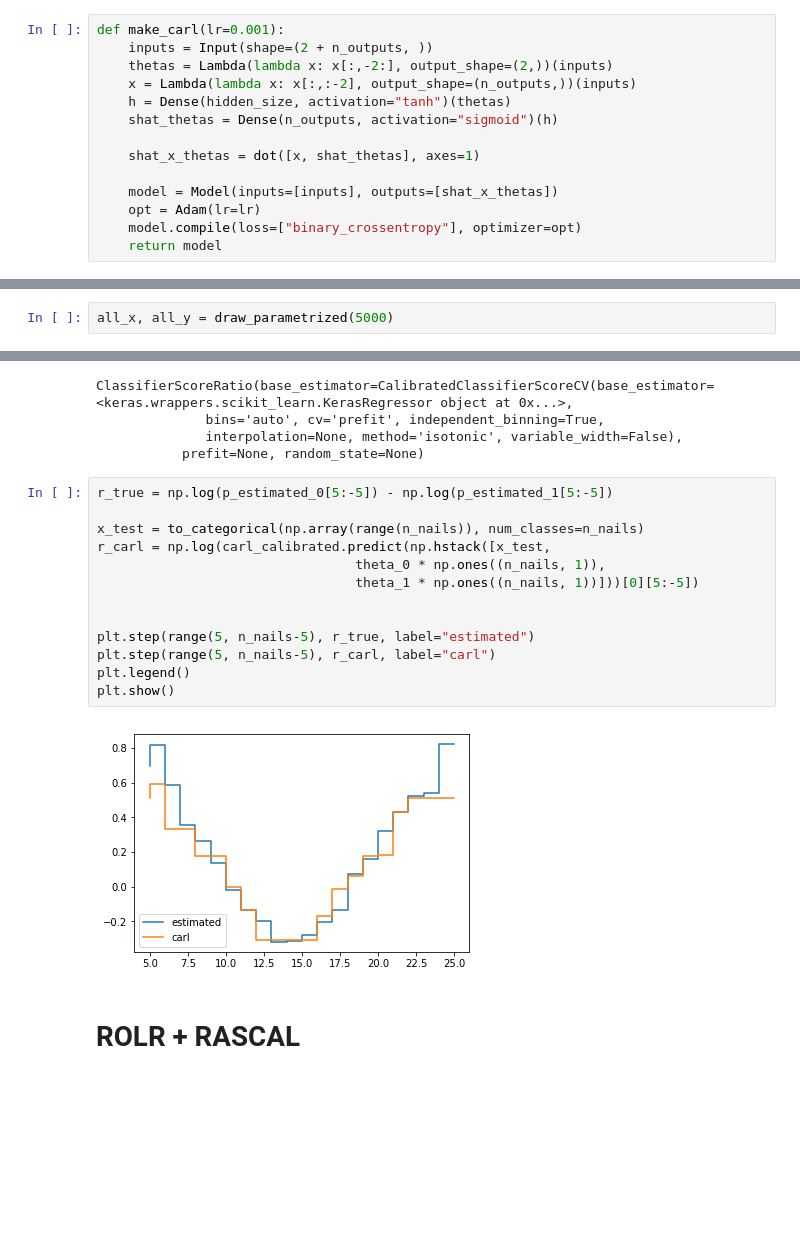
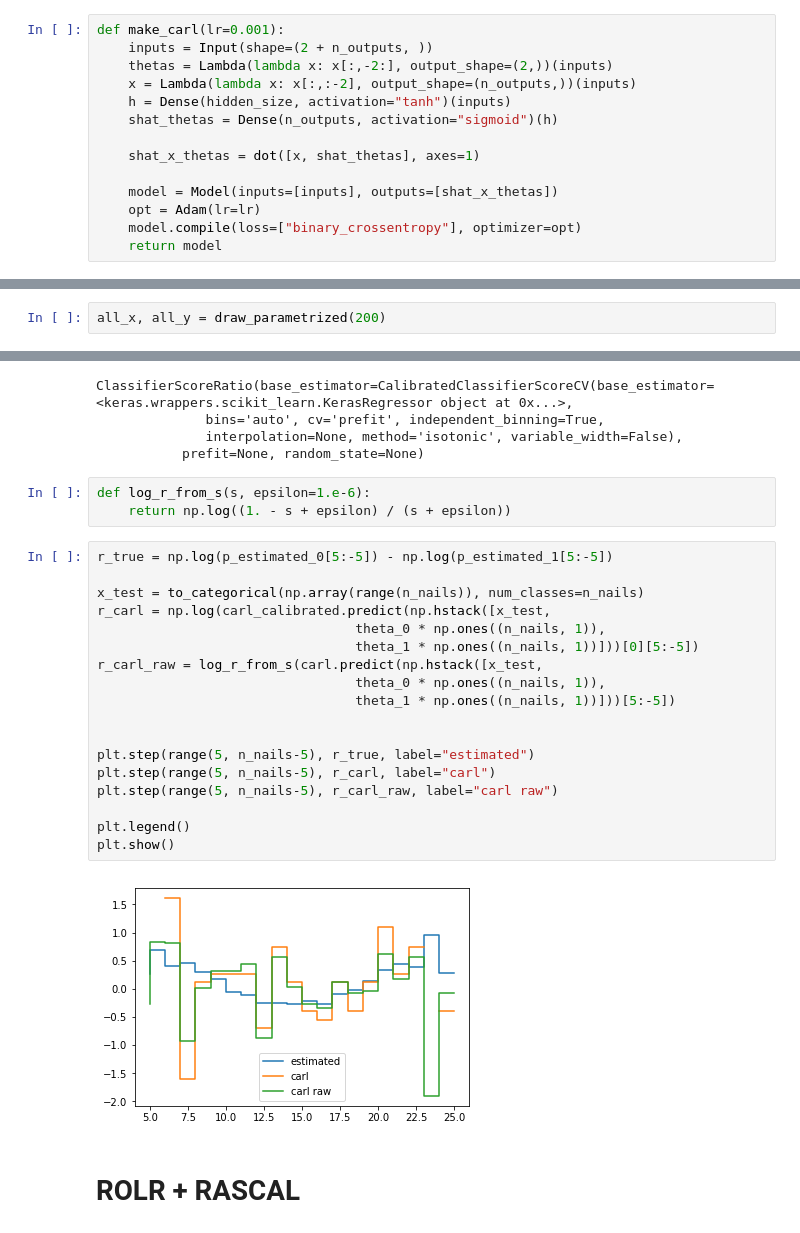
Before and after one commit to johannbrehmer/simulator-mining-example, a Jupyter notebook: Inference on Galton Board.ipynb, the cells around one changed output, grey strips where cells are left out. Saved outputs shown, nothing was run; the diff lists cells and outputs as text; blank space fills up the shorter version.

```diff
--- a/Inference on Galton Board.ipynb
+++ b/Inference on Galton Board.ipynb
@@ -180,7 +192,7 @@ def make_carl(lr=0.001):
     inputs = Input(shape=(2 + n_outputs, ))
     thetas = Lambda(lambda x: x[:,-2:], output_shape=(2,))(inputs)
     x = Lambda(lambda x: x[:,:-2], output_shape=(n_outputs,))(inputs)
-    h = Dense(hidden_size, activation="tanh")(thetas)
+    h = Dense(hidden_size, activation="tanh")(inputs)
     shat_thetas = Dense(n_outputs, activation="sigmoid")(h)
 
     shat_x_thetas = dot([x, shat_thetas], axes=1)
@@ -216,7 +255,7 @@ def draw_parametrized(n_samples, n_thetas=10, random_state=0):
 
     return all_x[choices], all_y[choices]
 # %%
-all_x, all_y = draw_parametrized(5000)
+all_x, all_y = draw_parametrized(200)
 # %%
 carl = KerasRegressor(make_carl, epochs=50, batch_size=32, verbose=0)
 
@@ -230,21 +269,29 @@ ClassifierScoreRatio(base_estimator=CalibratedClassifierScoreCV(base_estimator=<
               bins='auto', cv='prefit', independent_binning=True,
               interpolation=None, method='isotonic', variable_width=False),
            prefit=None, random_state=None)
+# %%
+def log_r_from_s(s, epsilon=1.e-6):
+    return np.log((1. - s + epsilon) / (s + epsilon))
 # %%
 r_true = np.log(p_estimated_0[5:-5]) - np.log(p_estimated_1[5:-5])
 
 x_test = to_categorical(np.array(range(n_nails)), num_classes=n_nails)
 r_carl = np.log(carl_calibrated.predict(np.hstack([x_test,
                                  theta_0 * np.ones((n_nails, 1)),
                                  theta_1 * np.ones((n_nails, 1))]))[0][5:-5])
+r_carl_raw = log_r_from_s(carl.predict(np.hstack([x_test,
+                                 theta_0 * np.ones((n_nails, 1)),
+                                 theta_1 * np.ones((n_nails, 1))]))[5:-5])
 
 
 plt.step(range(5, n_nails-5), r_true, label="estimated")
 plt.step(range(5, n_nails-5), r_carl, label="carl")
+plt.step(range(5, n_nails-5), r_carl_raw, label="carl raw")
+
 plt.legend()
 plt.show()
 # %% [output]
-[figure, old version]
+[figure, new version]
 # %% [markdown]
 # ROLR + RASCAL
 # %%
```
Also changed, not shown: parts of 17 cells of this notebook.
